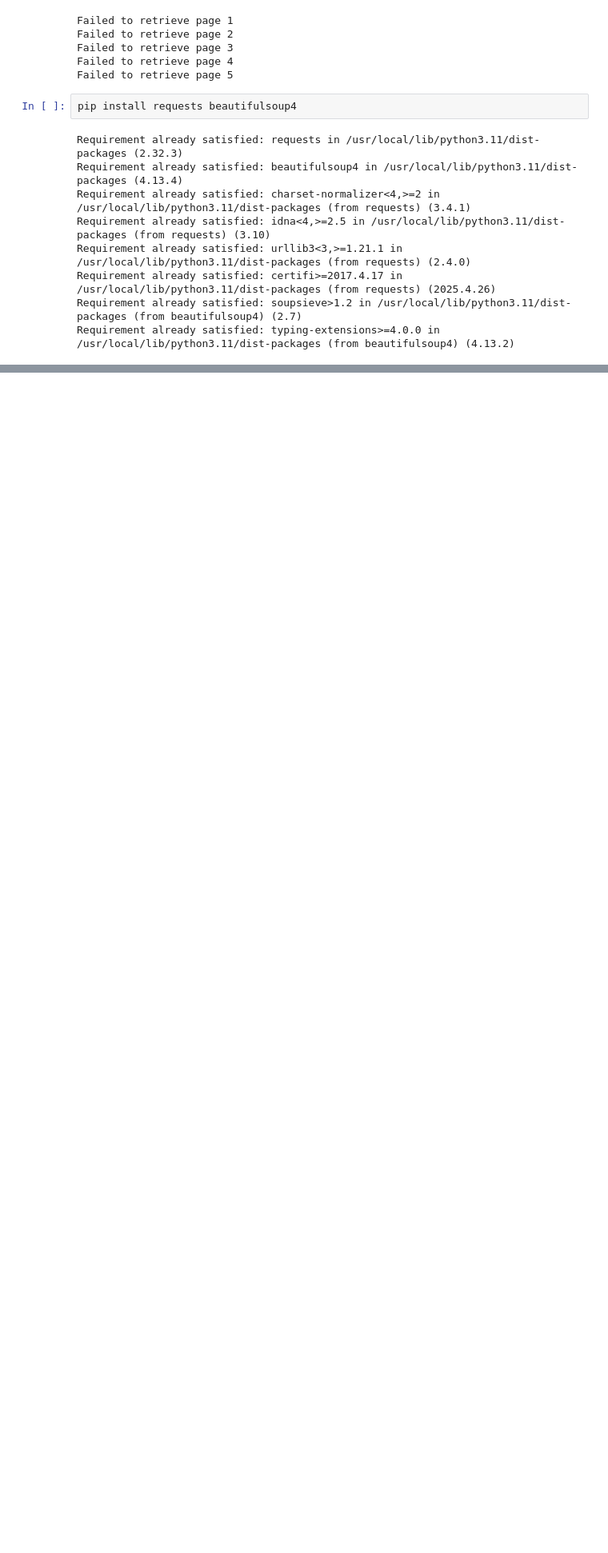
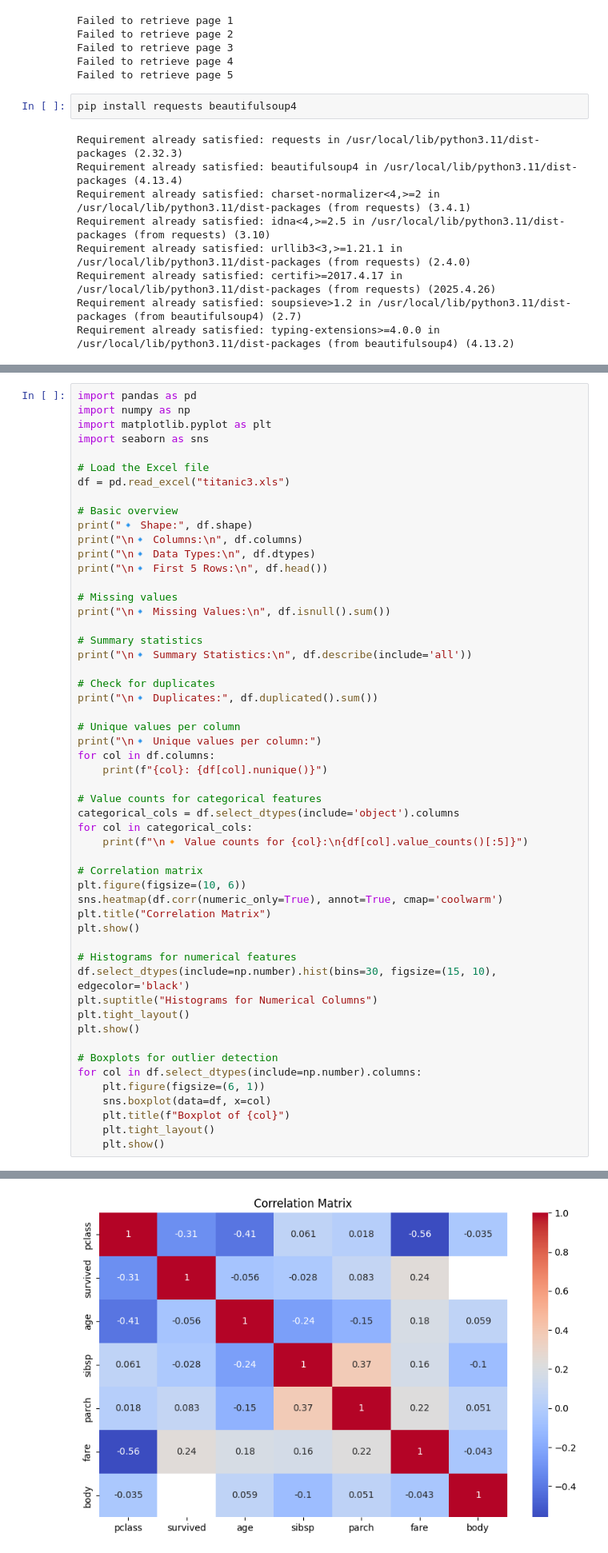
Before and after one commit to Puthalir/Puthalir.github.io, a Jupyter notebook: Day_2_.ipynb, the cells around one changed output, grey strips where cells are left out. Shown at 80% size. Cells and saved outputs as stored; diff of their text form; blank space fills up the shorter version.

```diff
--- a/Day_2_.ipynb
+++ b/Day_2_.ipynb
@@ -400,0 +382,54 @@ SyntaxError: invalid syntax (<ipython-input-17-557a054a6150>, line 178)
+# %%
+import pandas as pd
+import numpy as np
+import matplotlib.pyplot as plt
+import seaborn as sns
+
+# Load the Excel file
+df = pd.read_excel("titanic3.xls")
+
+# Basic overview
+print("🔹 Shape:", df.shape)
+print("\n🔹 Columns:\n", df.columns)
+print("\n🔹 Data Types:\n", df.dtypes)
+print("\n🔹 First 5 Rows:\n", df.head())
+
+# Missing values
+print("\n🔹 Missing Values:\n", df.isnull().sum())
+
+# Summary statistics
+print("\n🔹 Summary Statistics:\n", df.describe(include='all'))
+
+# Check for duplicates
+print("\n🔹 Duplicates:", df.duplicated().sum())
+
+# Unique values per column
+print("\n🔹 Unique values per column:")
+for col in df.columns:
+    print(f"{col}: {df[col].nunique()}")
+
+# Value counts for categorical features
+categorical_cols = df.select_dtypes(include='object').columns
+for col in categorical_cols:
+    print(f"\n🔸 Value counts for {col}:\n{df[col].value_counts()[:5]}")
+
+# Correlation matrix
+plt.figure(figsize=(10, 6))
+sns.heatmap(df.corr(numeric_only=True), annot=True, cmap='coolwarm')
+plt.title("Correlation Matrix")
+plt.show()
+
+# Histograms for numerical features
+df.select_dtypes(include=np.number).hist(bins=30, figsize=(15, 10), edgecolor='black')
+plt.suptitle("Histograms for Numerical Columns")
+plt.tight_layout()
+plt.show()
+
+# Boxplots for outlier detection
+for col in df.select_dtypes(include=np.number).columns:
+    plt.figure(figsize=(6, 1))
+    sns.boxplot(data=df, x=col)
+    plt.title(f"Boxplot of {col}")
+    plt.tight_layout()
+    plt.show()
+# %% [output]
@@ -400,0 +453 @@ SyntaxError: invalid syntax (<ipython-input-17-557a054a6150>, line 178)
+[figure, added]
```
Also changed, not shown: parts of 6 cells of this notebook.
